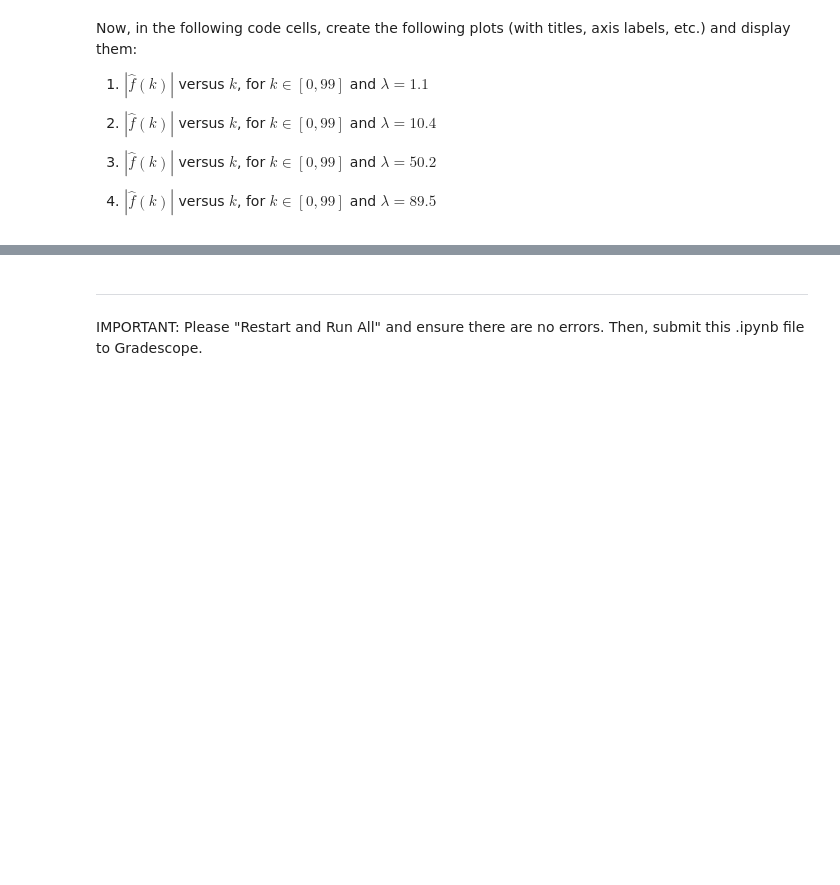
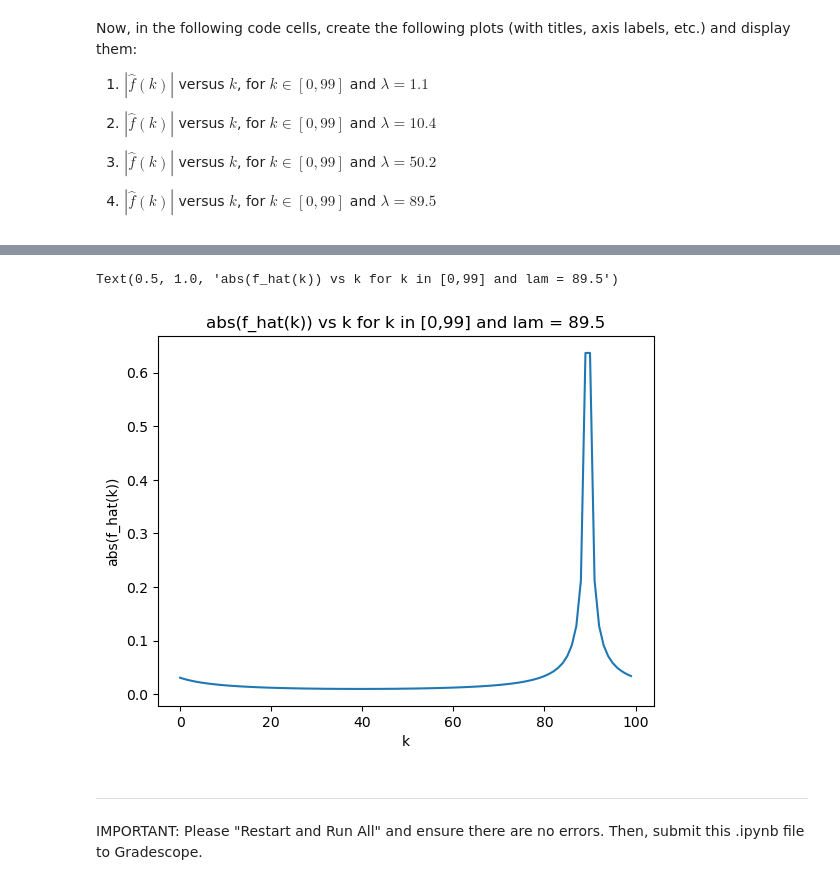
Before and after one commit to noah08642/Vol2-Coding-Assignments, a Jupyter notebook: hw_8_5.ipynb, the cells around one changed output, grey strips where cells are left out. Drawn from its saved outputs; the diff is of its cells as text; code cells hidden in the pictures; blank space fills up the shorter version.

```diff
--- a/hw_8_5.ipynb
+++ b/hw_8_5.ipynb
@@ -41,3 +72,14 @@ Now, in the following code cells, create the following plots (with titles, axis
+# %%
+k = np.arange(0, 100, 1)
+lam = 89.5
+y = leakage_amplitude(k, lam)
+plt.plot(k, y)
+plt.xlabel("k")
+plt.ylabel("abs(f_hat(k))")
+plt.title(f"abs(f_hat(k)) vs k for k in [0,99] and lam = {lam}")
+# %% [output]
+Text(0.5, 1.0, 'abs(f_hat(k)) vs k for k in [0,99] and lam = 89.5')
+[figure, added]
 # %% [markdown]
 ---
 
```
Also changed, not shown: parts of 8 cells of this notebook.
